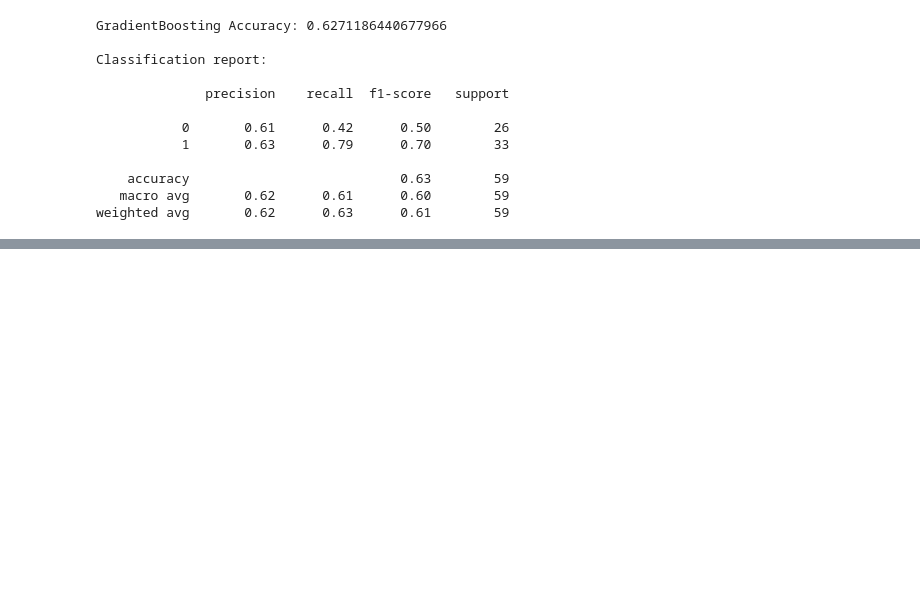
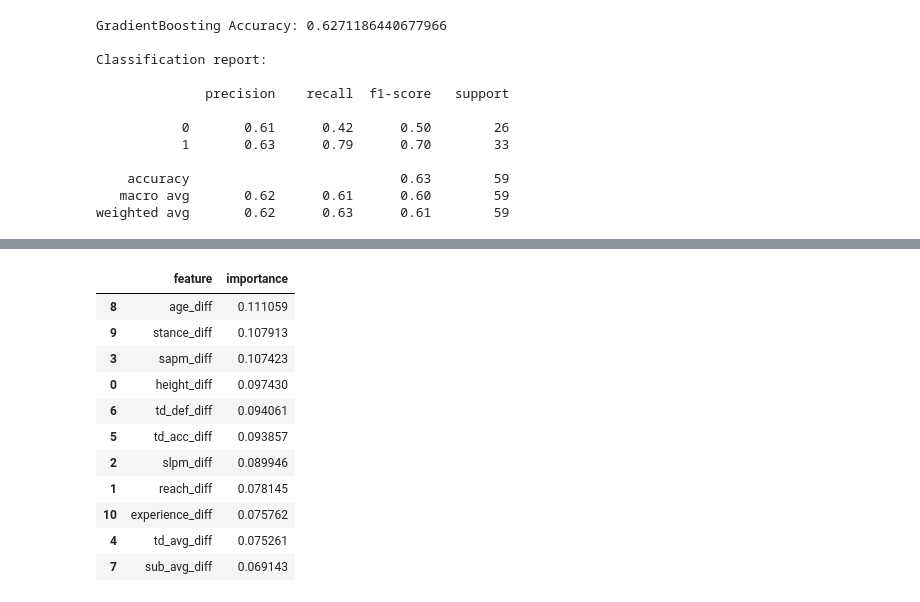
Before and after one commit to ErichasaTan/ufc-fight-predictor, a Jupyter notebook: notebooks/02_prefight_model.ipynb, the cells around one changed output, grey strips where cells are left out. Drawn from its saved outputs; the diff is of its cells as text; code cells hidden in the pictures; blank space fills up the shorter version.

```diff
--- a/notebooks/02_prefight_model.ipynb
+++ b/notebooks/02_prefight_model.ipynb
@@ -349,3 +349,29 @@ Classification report:
     accuracy                           0.63        59
    macro avg       0.62      0.61      0.60        59
 weighted avg       0.62      0.63      0.61        59
+# %%
+from xgboost import XGBClassifier
+from sklearn.metrics import accuracy_score, classification_report
+
+# XGBoost is a boosted tree model that builds trees sequentially,
+# each one correcting the mistakes of the previous ones.
+xgb_model = XGBClassifier(
+    n_estimators=400,      # number of trees
+    learning_rate=0.05,   # smaller = slower but more precise learning
+    max_depth=3,          # shallow trees to reduce overfitting
+    subsample=0.9,        # use 90% of rows per tree
+    colsample_bytree=0.9, # use 90% of features per tree
+    eval_metric="logloss",
+    random_state=42,
+    n_jobs=-1,
+)
+
+# Train on the same train set
+xgb_model.fit(X_train, y_train)
+
+# Predict on test set
+y_pred_xgb = xgb_model.predict(X_test)
+
+print("XGBoost Accuracy:", accuracy_score(y_test, y_pred_xgb))
+print("\nClassification report:\n")
+print(classification_report(y_test, y_pred_xgb))
@@ -351,0 +391,23 @@ weighted avg       0.62      0.63      0.61        59
+# %%
+import pandas as pd
+
+importances = xgb_model.feature_importances_
+fi_df = pd.DataFrame({
+    "feature": feature_cols,
+    "importance": importances,
+}).sort_values("importance", ascending=False)
+
+fi_df
+# %% [output]
+|  | feature | importance |
+| 8 | age_diff | 0.111059 |
+| 9 | stance_diff | 0.107913 |
+| 3 | sapm_diff | 0.107423 |
+| 0 | height_diff | 0.097430 |
+| 6 | td_def_diff | 0.094061 |
+| 5 | td_acc_diff | 0.093857 |
+| 2 | slpm_diff | 0.089946 |
+| 1 | reach_diff | 0.078145 |
+| 10 | experience_diff | 0.075762 |
+| 4 | td_avg_diff | 0.075261 |
+| 7 | sub_avg_diff | 0.069143 |
```
Also changed, not shown: parts of 1 cell of this notebook.
